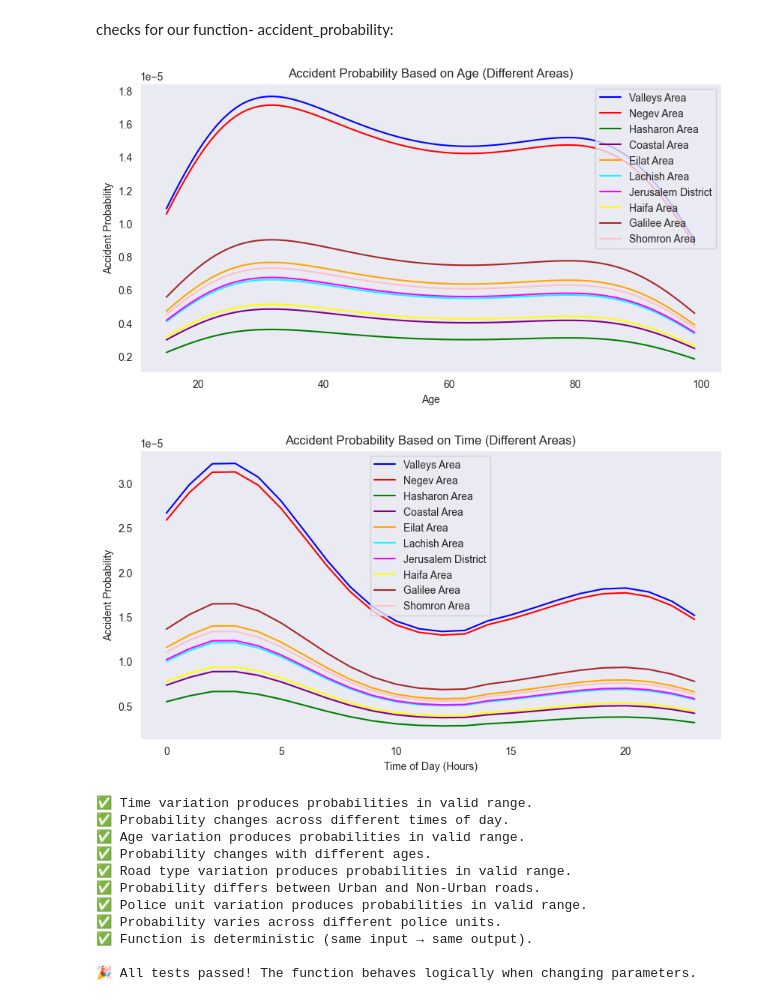
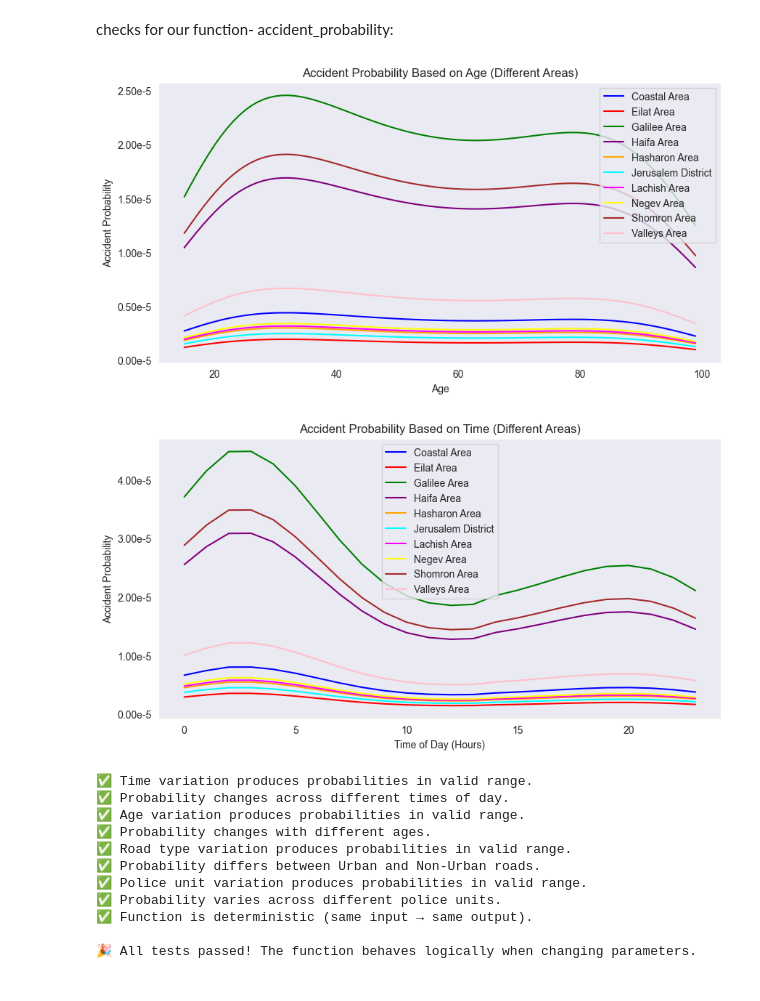
Before and after one commit to zaurusman/Project-RideShare, a Jupyter notebook: Generating_Data.ipynb, the cells around one changed output. Drawn from its saved outputs; the diff is of its cells as text; code cells hidden in the pictures.

```diff
--- a/Generating_Data.ipynb
+++ b/Generating_Data.ipynb
@@ -748,7 +742,18 @@ age_group_probs = np.array([0.1929, 0.1692, 0.1428, 0.1265, 0.1177, 0.1160, 0.13
 age_groups = np.array(['15-20', '21-24', '25-34', '35-44', '45-54', '55-64', '65+'])
 
 road_type_probs = np.array([0.2645, 0.7355])  # Non-Urban, Urban
-police_unit_probs = np.array([0.2059, 0.1998, 0.0422, 0.0565, 0.0893, 0.0772, 0.0787, 0.0598, 0.1052, 0.0853])
+police_unit_probs = np.array([
+    0.0515,
+    0.0228,
+    0.2867,
+    0.1974,
+    0.0351,
+    0.0290,
+    0.0371,
+    0.0398,
+    0.2228,
+    0.0779
+])
 hour_probs = np.array([
     0.0950, 0.1154, 0.1248, 0.1047, 0.0564, 0.0275, 0.0177, 0.0152,
     0.0139, 0.0142, 0.0144, 0.0164, 0.0185, 0.0183, 0.0201, 0.0208,
@@ -912,9 +929,16 @@ import numpy as np
 
 # Define mapping: Police Unit Index → Corresponding Area
 area_categories = [
-    'Valleys Area', 'Negev Area', 'Hasharon Area', 'Coastal Area',
-    'Eilat Area', 'Lachish Area', 'Jerusalem District', 'Haifa Area',
-    'Galilee Area', 'Shomron Area'
+    "Coastal Area",
+    "Eilat Area",
+    "Galilee Area",
+    "Haifa Area",
+    "Hasharon Area",
+    "Jerusalem District",
+    "Lachish Area",
+    "Negev Area",
+    "Shomron Area",
+    "Valleys Area"
 ]
 
 # Ensure we are mapping correctly (10 police units)
@@ -933,35 +957,42 @@ colors = [
 # --- Plot probability trends for Age (Different Areas) ---
 plt.figure(figsize=(10, 5))
 
 for idx, police_unit in enumerate(police_units):
     area_name = area_categories[idx]  # Get the corresponding area name
     age_probs = [accident_probability(age, 18, "Urban", police_unit) for age in test_ages]
     plt.plot(test_ages, age_probs, label=f"{area_name}", linestyle='-', color=colors[idx])
 
 plt.xlabel("Age")
 plt.ylabel("Accident Probability")
 plt.title("Accident Probability Based on Age (Different Areas)")
 plt.legend()
 plt.grid()
+
+current_values = plt.gca().get_yticks()
+plt.gca().set_yticklabels(['{:.2f}e-5'.format(x / 1e-5) for x in current_values])
 plt.show()
 
 # --- Plot probability trends for Time (Different Areas) ---
 plt.figure(figsize=(10, 5))
 
 for idx, police_unit in enumerate(police_units):
     area_name = area_categories[idx]  # Get the corresponding area name
     time_probs = [accident_probability(30, time, "Urban", police_unit) for time in test_times]
     plt.plot(test_times, time_probs, label=f"{area_name}", linestyle='-', color=colors[idx])
 
 plt.xlabel("Time of Day (Hours)")
 plt.ylabel("Accident Probability")
 plt.title("Accident Probability Based on Time (Different Areas)")
 plt.legend()
 plt.grid()
+
+current_values = plt.gca().get_yticks()
+plt.gca().set_yticklabels(['{:.2f}e-5'.format(x / 1e-5) for x in current_values])
+
 plt.show()
 # %% [output]
-[figure, old version]
+[figure, new version]
-[figure, old version]
+[figure, new version]
 # %%
 def test_accident_probability():
     """
```
Also changed, not shown: parts of 11 cells of this notebook.
